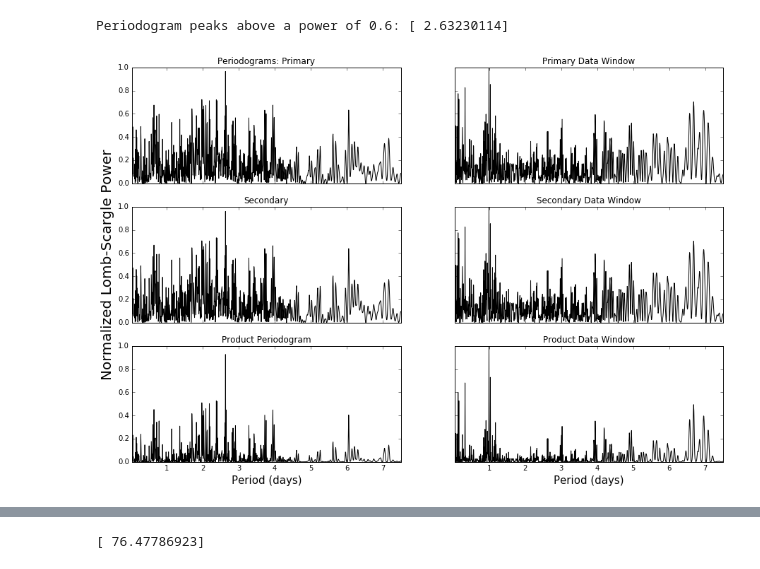
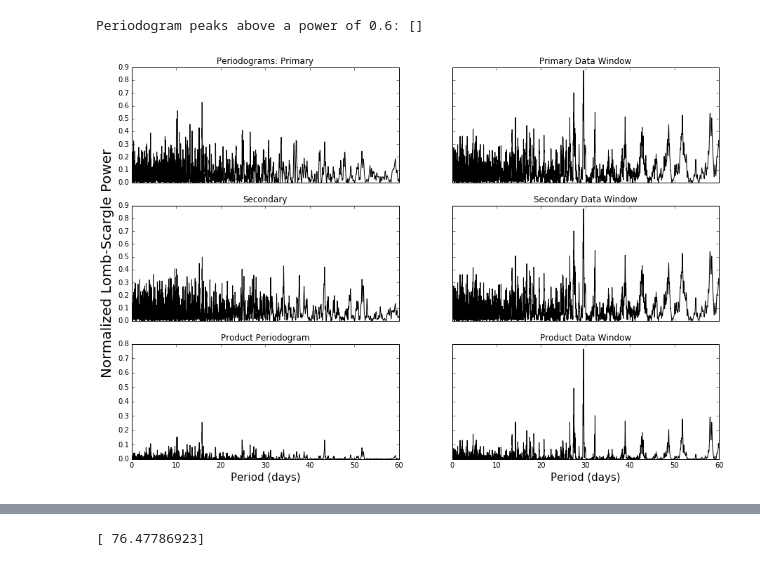
Before and after one commit to jacob-i-skinner/Orbit-Fitting, a Jupyter notebook: Periodogrammer.ipynb, the cells around one changed output, grey strips where cells are left out. Saved outputs shown, nothing was run; the diff lists cells and outputs as text; code cells hidden in the pictures.

```diff
--- a/Periodogrammer.ipynb
+++ b/Periodogrammer.ipynb
@@ -8,11 +8,12 @@ from scipy.signal import lombscargle
 #---------------------------------------------------------------------------------------------------------------------#
 
 #define variables
-filename = '2M06115599+3325505.tbl'
-system = np.genfromtxt(filename, skip_header=1, usecols=(0, 1, 2))
-JD, RVp, RVs =[datum[0] for datum in system], [datum[1] for datum in system], [datum[2] for datum in system]
-JDp, JDs = JD, JD
-samples = 1000
+filename     = 'DQ Tau.tbl'
+system       = np.genfromtxt(filename, skip_header=1, usecols=(0, 1, 2))
+JD, RVp, RVs = [datum[0] for datum in system], [datum[1] for datum in system], [datum[2] for datum in system]
+JDp, JDs     = JD, JD
+samples      = 5000
+max_period   = 60
 
 #---------------------------------------------------------------------------------------------------------------------#
 
@@ -28,7 +29,7 @@ def periodogram(t, rv, f):
 #    for i in range(0, len(t)-2):
 #        if t[i+1]-t[i] < delta_t and t[i+1]-t[i] != 0:
 #            delta_t = t[i+1]-t[i]
-    periods = np.linspace(0.04167, 7.5, num = f)
+    periods = np.linspace(0.04167, max_period, num = f)
 
     # convert period range into frequency range
     ang_freqs = 2 * np.pi / periods
@@ -51,7 +52,7 @@ def data_window(t, f):
 #    for i in range(0, len(t)-2):
 #        if t[i+1]-t[i] < delta_t and t[i+1]-t[i] != 0:
 #            delta_t = t[i+1]-t[i]
-    periods = np.linspace(0.04167, 7.5, num = f)
+    periods = np.linspace(0.04167, max_period, num = f)
 
     # convert period range into frequency range
     ang_freqs = 2 * np.pi / periods
@@ -111,37 +112,37 @@ for i in range(0, len(JD)-1):
     if np.isnan(system[i][2]):
         JDs, RVs = adjustment(JD, RVs)
         break
 
 # plot the results
 x, y  = periodogram(JDp, RVp, samples)
 y2    = periodogram(JDs, RVs, samples)[1]
 y3,y4 = data_window(JDp, samples)[1], data_window(JDs, samples)[1]
 
 fig, ((ax1,ax4),(ax2,ax5),(ax3,ax6)) = plt.subplots(3, 2, sharex='col', sharey='row')
 ax1.plot(x, y, 'k')
 ax1.set_title('Periodograms: Primary')
-ax1.set_xlim(1/24, 7.5)
-ax4.set_xlim(1/24, 7.5)
+ax1.set_xlim(1/24, max_period)
+ax4.set_xlim(1/24, max_period)
 ax2.plot(x, y2, 'k')
 ax2.set_title('Secondary')
 ax3.plot(x, y*y2, 'k')
 ax3.set_title('Product Periodogram')
 ax4.plot(x, y3, 'k')
 ax4.set_title('Primary Data Window')
 ax5.plot(x, y4, 'k')
 ax5.set_title('Secondary Data Window')
 ax6.plot(x, y3*y4, 'k')
 ax6.set_title('Product Data Window')
 ax3.set_xlabel('Period (days)', size='15')
 ax6.set_xlabel('Period (days)', size='15')
 ax2.set_ylabel('Normalized Lomb-Scargle Power', size='20')
 fig.set_figheight(10)
 fig.set_figwidth(15)
 #plt.savefig(filename + ' periodogram.pdf')
 print('Periodogram peaks above a power of 0.6:',maxima(0.6))
 # %% [output]
-Periodogram peaks above a power of 0.6: [ 2.63230114]
+Periodogram peaks above a power of 0.6: []
-[figure, old version]
+[figure, new version]
 # %%
 compensated_RVp = np.asarray(RVp)/0.821409044763
 plt.figure(figsize=(8,4))
```
Also changed, not shown: parts of 2 cells of this notebook, 3 other files.
